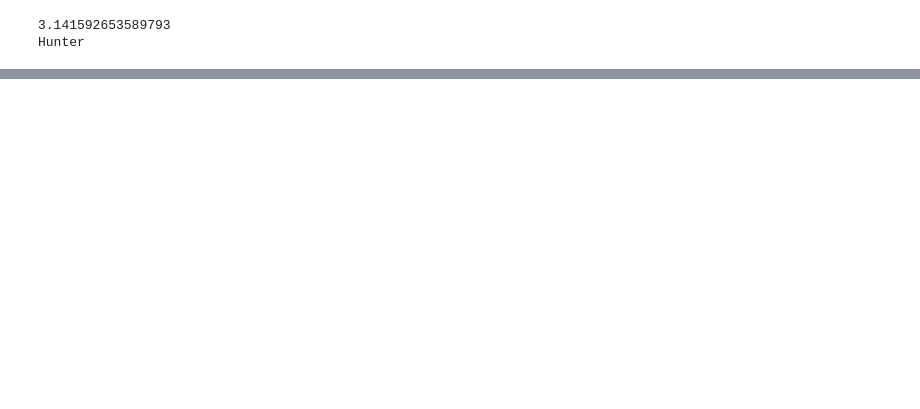
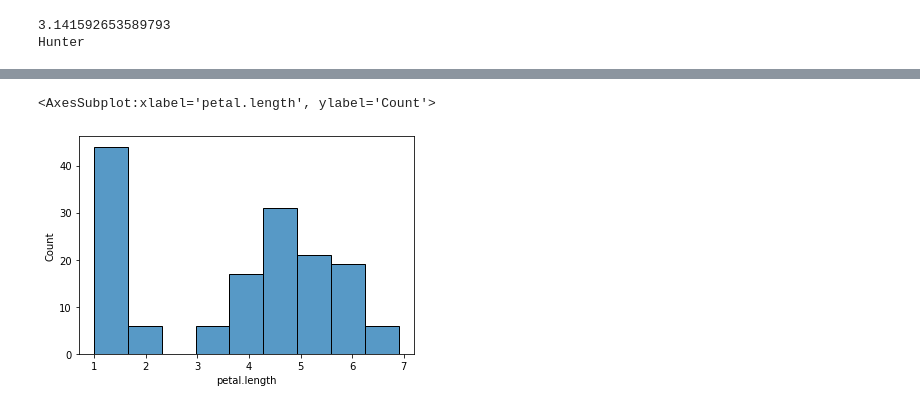
Before and after one commit to hgann/pandas-practice, a Jupyter notebook: practice_day1.ipynb, the cells around one changed output, grey strips where cells are left out. Saved outputs shown, nothing was run; the diff lists cells and outputs as text; code cells hidden in the pictures; blank space fills up the shorter version.

Commit message:
Iris data visualization
More practice with pandas and seaborn

```diff
--- a/practice_day1.ipynb
+++ b/practice_day1.ipynb
@@ -41,0 +20,6 @@ Namespaces are one honking great idea -- let's do more of those!
+# %%
+#load in data set
+fpath="C:/Users/jgann/GitHub/pandas-practice/"
+fname="iris.csv"
+fullpath=os.path.join(fpath+fname)
+dataset=pd.read_csv(fullpath)
@@ -41,0 +84,6 @@ Namespaces are one honking great idea -- let's do more of those!
+# %%
+#plotting dataset
+sns.histplot(dataset["petal.length"])
+# %% [output]
+<AxesSubplot:xlabel='petal.length', ylabel='Count'>
+[figure, added]
```
Also changed, not shown: parts of 29 cells of this notebook, 2 other files.
